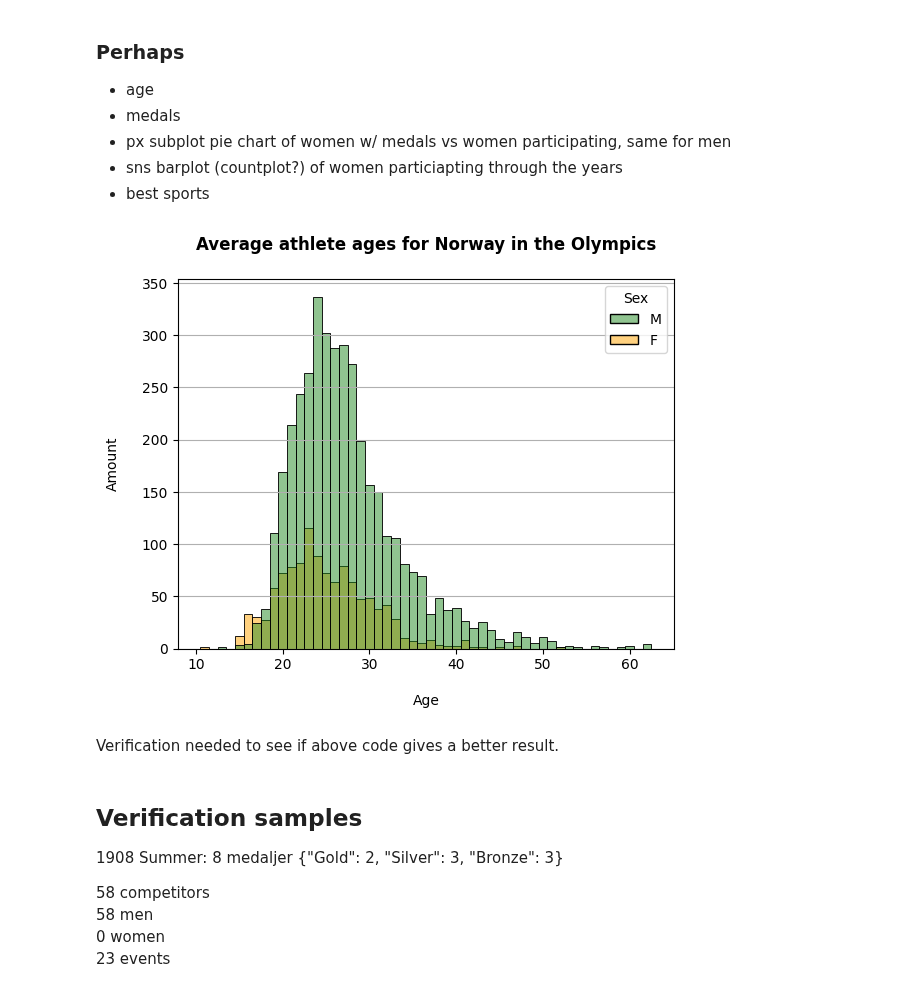
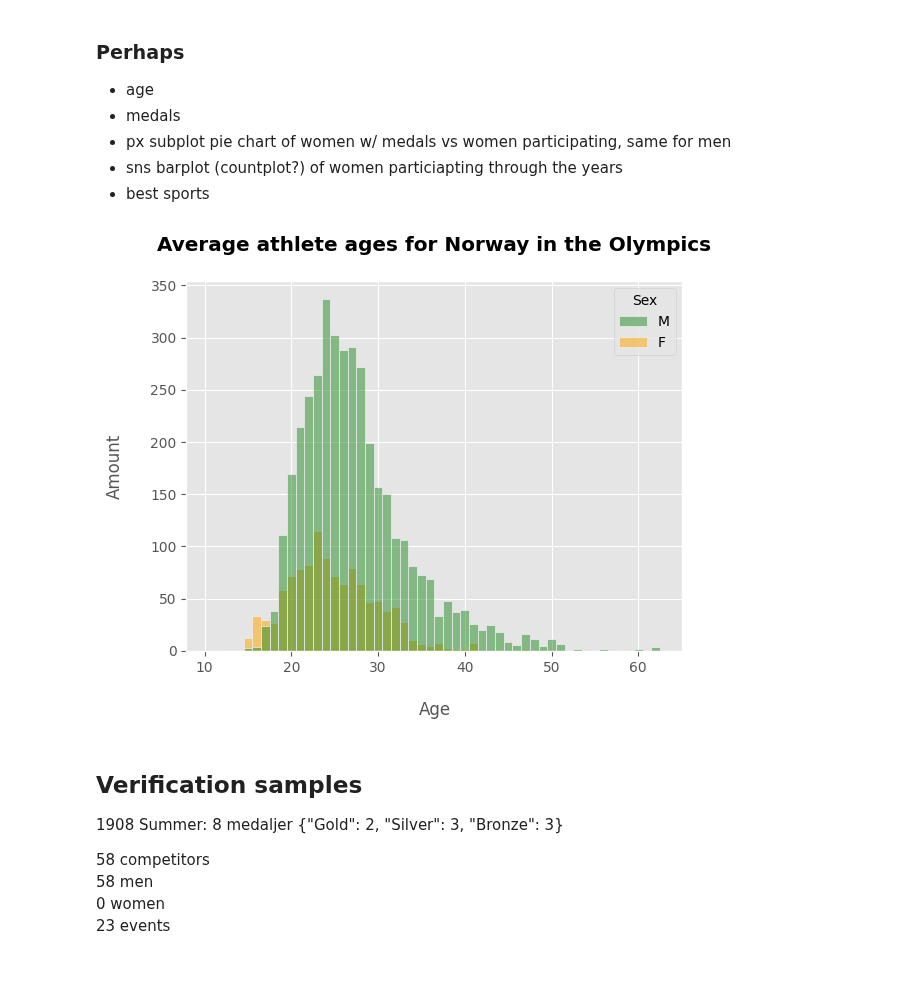
Before and after one commit to Ludwilton/Projekt-OS-Norge, a Jupyter notebook: uppgift_0/uppgift.0.ANDERS.ipynb, the cells around one changed output. Drawn from its saved outputs; the diff is of its cells as text; code cells hidden in the pictures.

```diff
--- a/uppgift_0/uppgift.0.ANDERS.ipynb
+++ b/uppgift_0/uppgift.0.ANDERS.ipynb
@@ -76,13 +80,14 @@ plt.show()
 # %%
 no_fem = no[no["Sex"] == "F"]
 no_man = no[no["Sex"] == "M"]
 label_color = {"M": "forestgreen", "F": "orange"}
 
+plt.style.use("ggplot")
 sns.histplot(data=no, x="Age", discrete=True, hue="Sex", palette=label_color)
 plt.title("Average athlete ages for Norway in the Olympics\n", fontweight="bold")
 plt.xlabel("\nAge")
 plt.ylabel("Amount\n")
 plt.grid(axis="y", zorder=1)
 plt.show()
 # %% [output]
-[figure, old version]
+[figure, new version]
@@ -97,5 +94,3 @@ plt.show()
-# %% [markdown]
-Verification needed to see if above code gives a better result.
 # %% [markdown]
 ## Verification samples
 
```
Also changed, not shown: parts of 4 cells of this notebook.
